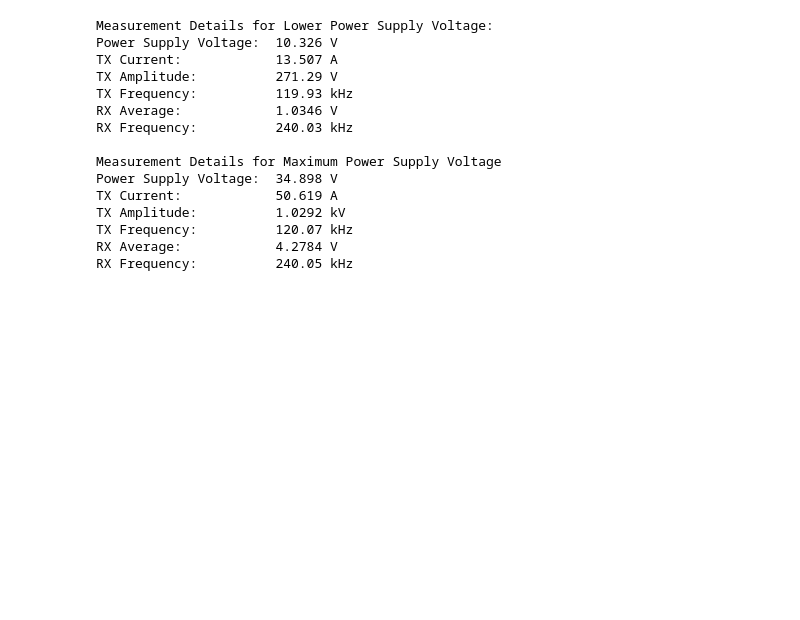
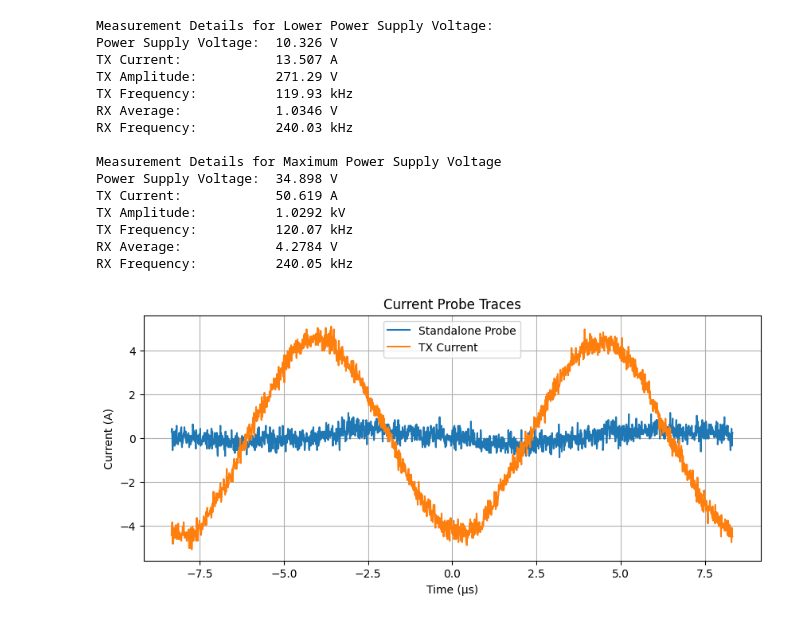
Before and after one commit to davisgtoth/Wireless-Drone-Data-Analysis, a Jupyter notebook: analysis.ipynb, the cells around one changed output. Drawn from its saved outputs; the diff is of its cells as text; code cells hidden in the pictures; blank space fills up the shorter version.

Commit message:
current probe measurements

```diff
--- a/analysis.ipynb
+++ b/analysis.ipynb
@@ -991,3 +992,30 @@ TX Amplitude:          1.0292 kV
 TX Frequency:          120.07 kHz
 RX Average:            4.2784 V
 RX Frequency:          240.05 kHz
+# %%
+probe = pd.read_csv('11-27_tests/current_probe/probe.csv', comment='#')
+tx_coil = pd.read_csv('11-27_tests/current_probe/TX_current.csv', comment='#')
+
+probe_time = probe['Time (s)'].to_numpy()
+probe_curr = probe['Channel 4 (V)'].to_numpy()/0.05
+
+tx_time = tx_coil['Time (s)'].to_numpy()
+tx_curr = tx_coil['Channel 4 (V)'].to_numpy()/0.05
+
+freq = 120*1e3
+period = 1/freq
+start = np.argmin(np.abs(probe_time + 1*period))
+stop = np.argmin(np.abs(probe_time - 1*period))
+
+plt.figure(figsize=(10,4))
+plt.plot(probe_time[start:stop]*1e6, probe_curr[start:stop], label='Standalone Probe')
+plt.plot(tx_time[start:stop]*1e6, tx_curr[start:stop], label='TX Current')
+# plt.plot(tx_time[start:stop]*1e6, tx_curr[start:stop] - probe_curr[start:stop], ':', label='Difference')
+plt.xlabel('Time (\u03BCs)')
+plt.ylabel('Current (A)')
+plt.title('Current Probe Traces')
+plt.grid()
+plt.legend()
+plt.show()
+# %% [output]
+[figure, added]
```
Also changed, not shown: parts of 9 cells of this notebook, 16 other files.
